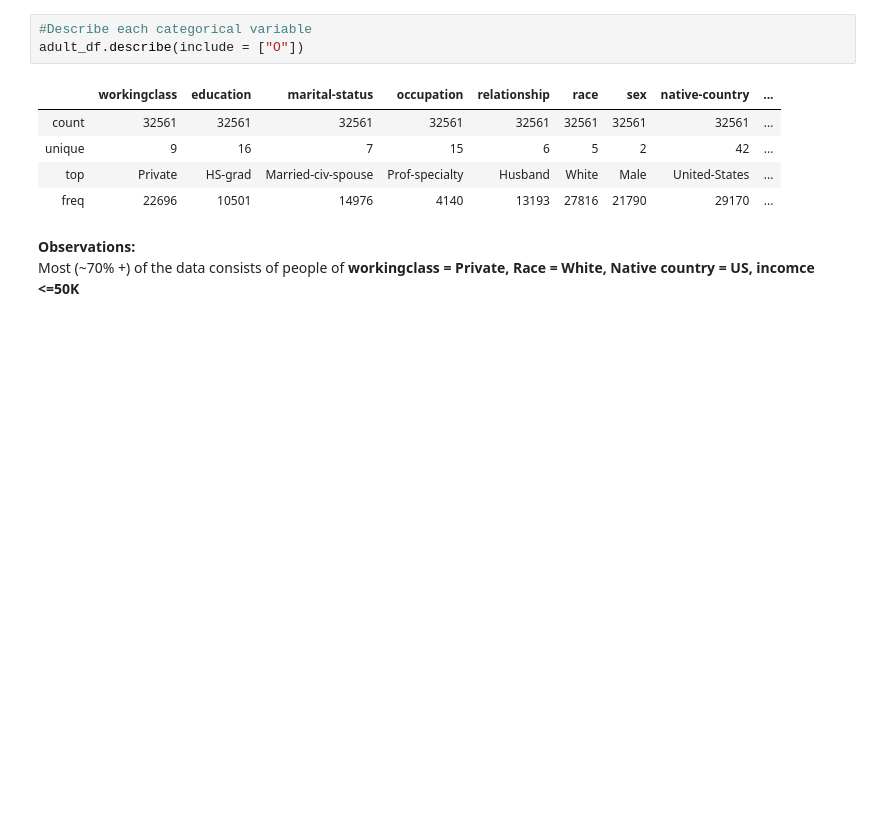
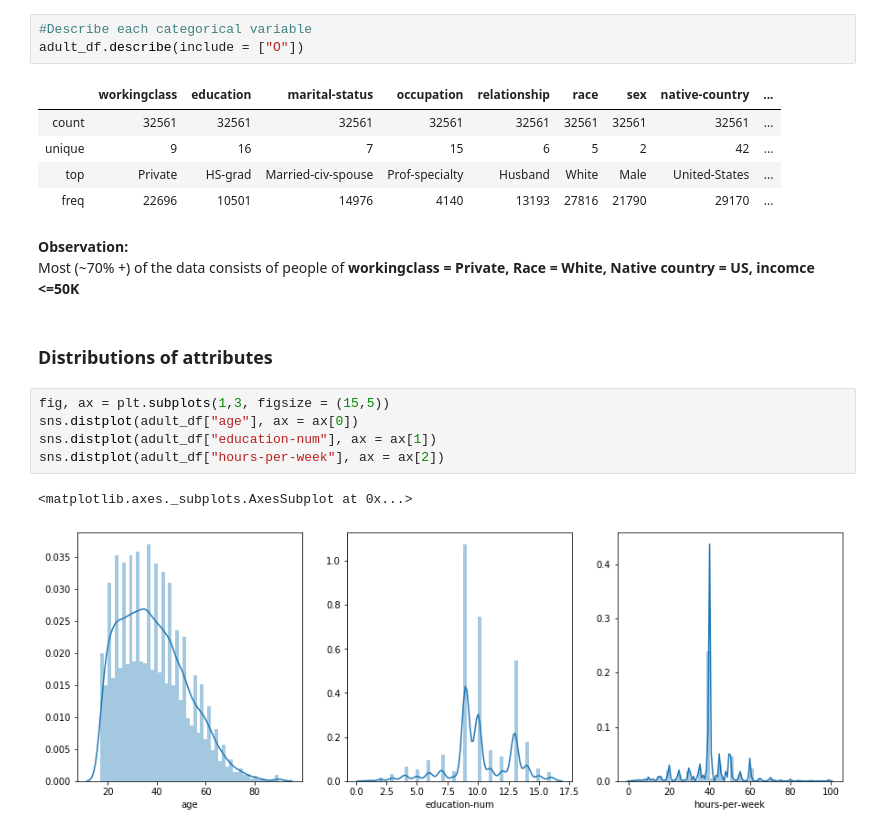
Before and after one commit to Onk24/Census_Income, a Jupyter notebook: Census_income.ipynb, the cells around one changed output. Drawn from its saved outputs; the diff is of its cells as text; blank space fills up the shorter version.

```diff
--- a/Census_income.ipynb
+++ b/Census_income.ipynb
@@ -112,5 +116,15 @@ adult_df.describe(include = ["O"])
 | top | Private | HS-grad | Married-civ-spouse | Prof-specialty | Husband | White | Male | United-States | ... |
 | freq | 22696 | 10501 | 14976 | 4140 | 13193 | 27816 | 21790 | 29170 | ... |
 # %% [markdown]
-**Observations:** <br>
+**Observation:** <br>
 Most (~70% +) of the data consists of people of **workingclass = Private, Race = White, Native country = US, incomce <=50K**
+# %% [markdown]
+###  Distributions of attributes
+# %%
+fig, ax = plt.subplots(1,3, figsize = (15,5))
+sns.distplot(adult_df["age"], ax = ax[0])
+sns.distplot(adult_df["education-num"], ax = ax[1])
+sns.distplot(adult_df["hours-per-week"], ax = ax[2])
+# %% [output]
+<matplotlib.axes._subplots.AxesSubplot at 0x...>
+[figure, added]
```
Also changed, not shown: parts of 17 cells of this notebook.
